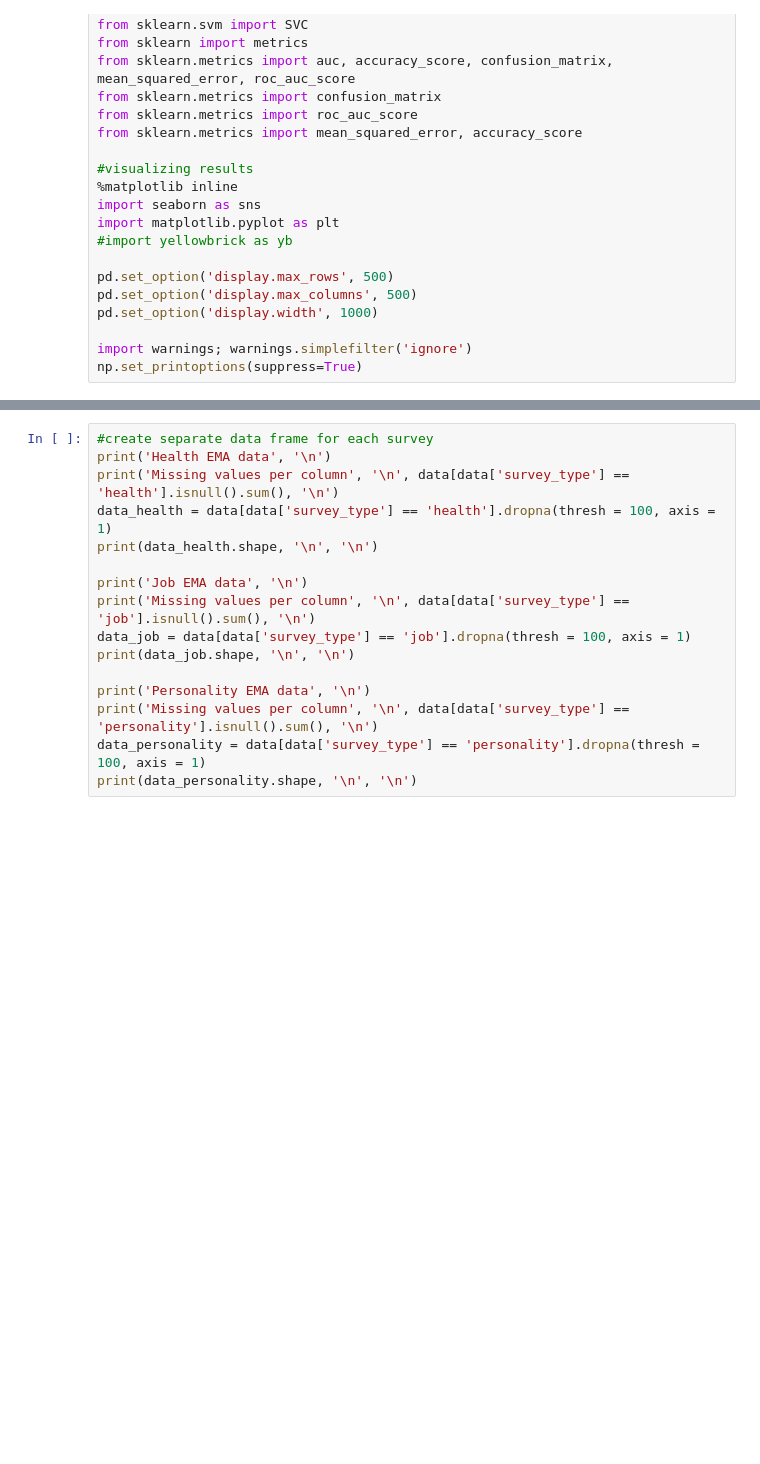
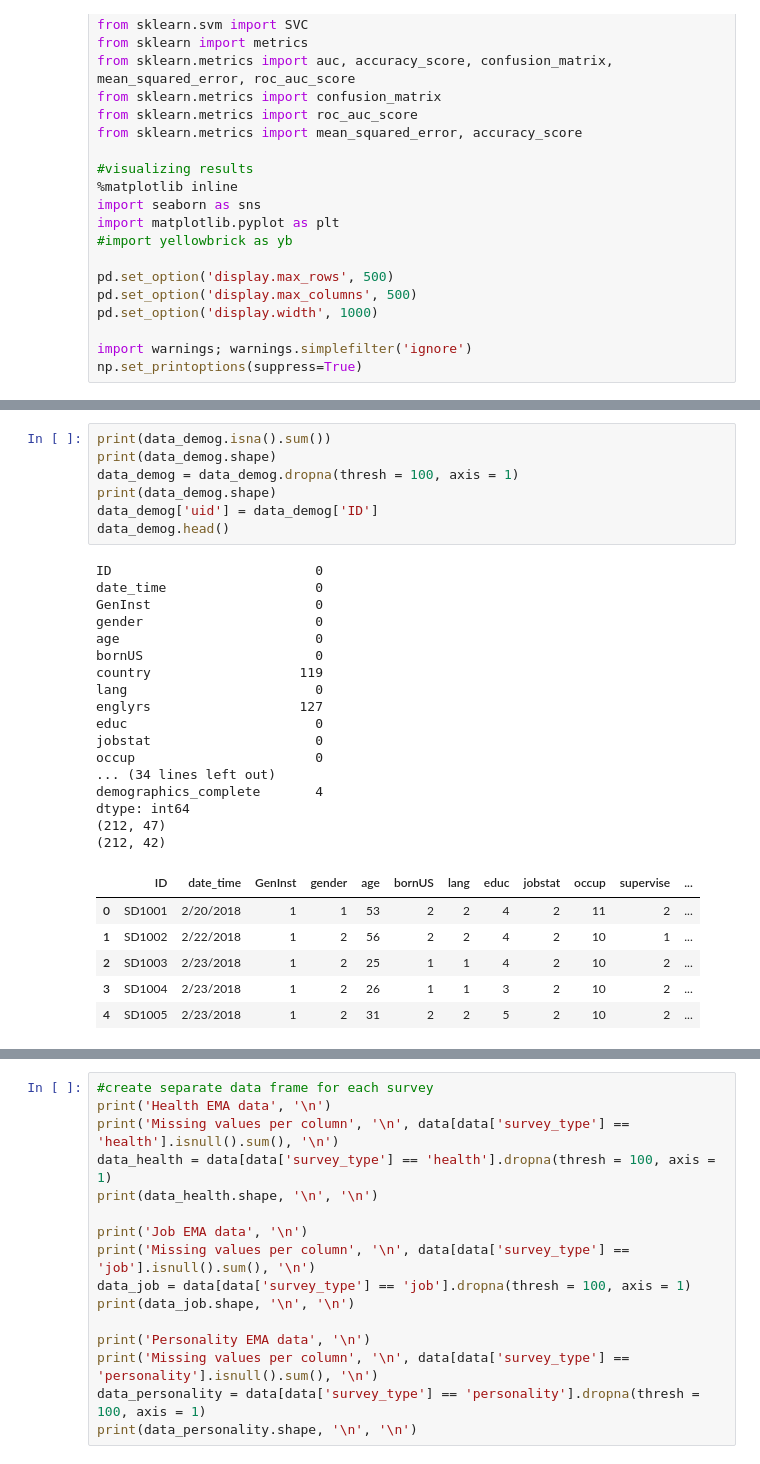
Before and after one commit to grace3999/TILES, a Jupyter notebook: TILES_MOSAIC.ipynb, the cells around one changed output, grey strips where cells are left out. Saved outputs shown, nothing was run; the diff lists cells and outputs as text; blank space fills up the shorter version.

```diff
--- a/TILES_MOSAIC.ipynb
+++ b/TILES_MOSAIC.ipynb
@@ -41 +92,32 @@ path = 'C:/Users/Schindler/Documents/Schindler_Lab/Data/Clinical projects/TILES/
+# %%
+print(data_demog.isna().sum())
+print(data_demog.shape)
+data_demog = data_demog.dropna(thresh = 100, axis = 1)
+print(data_demog.shape)
+data_demog['uid'] = data_demog['ID']
+data_demog.head()
+# %% [output]
+ID                          0
+date_time                   0
+GenInst                     0
+gender                      0
+age                         0
+bornUS                      0
+country                   119
+lang                        0
+englyrs                   127
+educ                        0
+jobstat                     0
+occup                       0
+... (34 lines left out)
+demographics_complete       4
+dtype: int64
+(212, 47)
+(212, 42)
+|  | ID | date_time | GenInst | gender | age | bornUS | lang | educ | jobstat | occup | supervise | ... |
+| 0 | SD1001 | 2/20/2018 | 1 | 1 | 53 | 2 | 2 | 4 | 2 | 11 | 2 | ... |
+| 1 | SD1002 | 2/22/2018 | 1 | 2 | 56 | 2 | 2 | 4 | 2 | 10 | 1 | ... |
+| 2 | SD1003 | 2/23/2018 | 1 | 2 | 25 | 1 | 1 | 4 | 2 | 10 | 2 | ... |
+| 3 | SD1004 | 2/23/2018 | 1 | 2 | 26 | 1 | 1 | 3 | 2 | 10 | 2 | ... |
+| 4 | SD1005 | 2/23/2018 | 1 | 2 | 31 | 2 | 2 | 5 | 2 | 10 | 2 | ... |
 # %%
```
Also changed, not shown: parts of 9 cells of this notebook.
